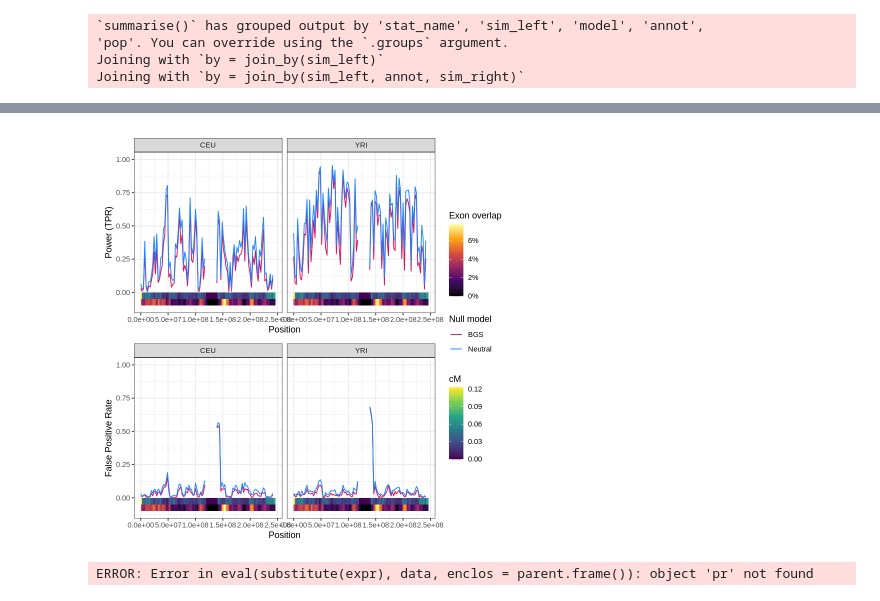
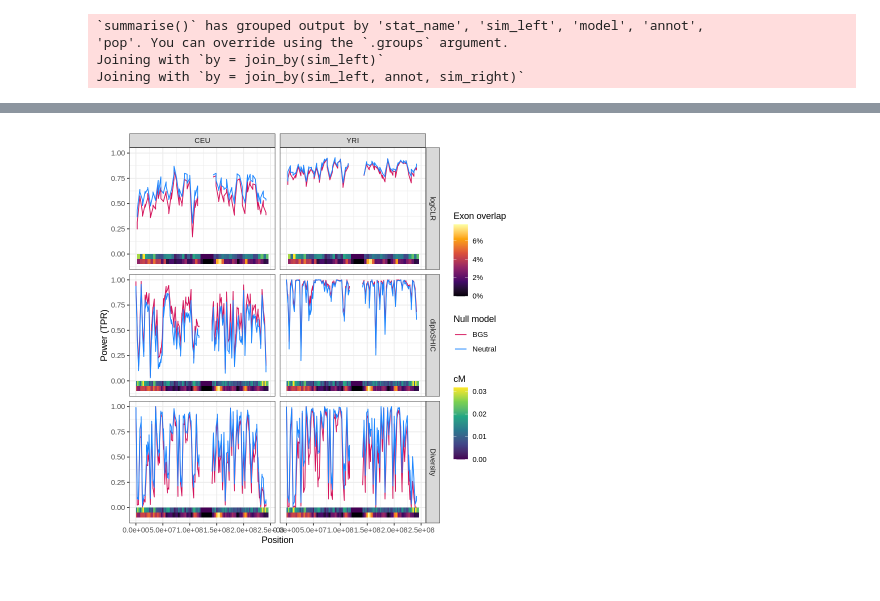
Before and after one commit to popsim-consortium/analysis2, a Jupyter notebook: power_analysis.ipynb, the cells around one changed output, grey strips where cells are left out. Drawn from its saved outputs; the diff is of its cells as text; code cells hidden in the pictures.

```diff
--- a/power_analysis.ipynb
+++ b/power_analysis.ipynb
@@ -90,8 +116,9 @@ ggplot(df[df$sim_left %in% sample(unique(df[!is.na(df$stat_val),]$sim_left), 5),
 # %%
+# just keeping the central subwindow
 df_sub = df %>%
     group_by(pop,model,demo,chrom,sim_left,annot,dfe,coeff,tmult,seed,stat_name) %>%
-    filter(stat_val == max(stat_val) | is.na(stat_val)) %>%
-    arrange(pop,model,annot,dfe,coeff,tmult) %>% filter(row_number()==1)
+    filter(sw_loc >= stat_left, sw_loc < stat_right) %>%
+    arrange(pop,model,annot,dfe,coeff,tmult)
 # %%
 df %>%
     group_by(pop,model,demo,chrom,sim_left,annot,dfe,coeff,tmult, stat_name) %>%
@@ -124,6 +151,6 @@ A grouped_df: 16 × 10
 # %%
-global_neut_q5s = df_sub[df_sub$model == "neutral" & df_sub$cM > 0.001,] %>% group_by(pop, stat_name) %>% summarize(neut_q5 = quantile(stat_val, c(0.95), na.rm=T))
-global_bgs_q5s = df_sub[df_sub$model == "bgs" & df_sub$cM > 0.001,] %>% group_by(pop, stat_name) %>% summarize(bgs_q5 = quantile(stat_val, c(0.95), na.rm=T))
+global_neut_q5s = df[df$model == "neutral" & df$center_cM > 0.001,] %>% group_by(pop, stat_name) %>% summarize(neut_q5 = as.vector(quantile(stat_val, c(0.95), na.rm=T)))
+global_bgs_q5s = df[df$model == "bgs" & df$center_cM > 0.001,] %>% group_by(pop, stat_name) %>% summarize(bgs_q5 = as.vector(quantile(stat_val, c(0.95), na.rm=T)))
 df_sub = left_join(df_sub, global_neut_q5s)
 df_sub = left_join(df_sub, global_bgs_q5s)
 global_neut_q5s
@@ -187,3 +260,10 @@ sub_summary = left_join(sub_summary, annot_map)
 'pop'. You can override using the `.groups` argument.
 Joining with `by = join_by(sim_left)`
 Joining with `by = join_by(sim_left, annot, sim_right)`
+# %%
+p1_df = sub_summary[sub_summary$model=="sweep" & sub_summary$annot!="",] # just looking at the sims with sweeps and BGS
+p1_df =  p1_df %>%
+    select(stat_name:coeff, neut_pr, bgs_pr, sim_right, cM, center_cM, chrom, overlap) %>%
+    pivot_longer(neut_pr:bgs_pr, names_pattern="(.*)_pr")
+p1_df$name[p1_df$name=="neut"] = "Neutral"
+p1_df$name[p1_df$name=="bgs"] = "BGS"
@@ -190,20 +323,10 @@ Joining with `by = join_by(sim_left, annot, sim_right)`
 # %%
-p1_df = sub_summary[sub_summary$model=="sweep" & sub_summary$annot!="",]
-p1_df =  p1_df %>%
-    filter(stat_name=="clr") %>%
-    select(stat_name:coeff, neut_pr, bgs_pr, sim_right, cM, chrom, overlap) %>%
-    pivot_longer(neut_pr:bgs_pr, names_pattern="(.*)_pr")
-colpal = c('#D41159','#1A85FF')
-p1_df$name[p1_df$name=="neut"] = "Neutral"
-p1_df$name[p1_df$name=="bgs"] = "BGS"
 p1 = ggplot(p1_df, aes(y=value, x=sim_left)) +
-    geom_line(aes(col=name)) + facet_grid(.~pop) +
-    geom_rect(aes(xmin=sim_left, xmax=sim_right, ymin=-.05, ymax=0.00, fill=cM))+
+    geom_line(aes(col=name)) + facet_grid(stat_name~pop, labeller=labeller(stat_name=stat_labels)) +
+    geom_rect(aes(xmin=sim_left, xmax=sim_right, ymin=-.05, ymax=0.00, fill=center_cM))+ labs(fill="cM")+
     scale_fill_viridis_c(option="D") +
     new_scale_fill() +
     geom_rect(aes(xmin=sim_left, xmax=sim_right, ymin=-.1, ymax=-.05, fill=overlap))+
     scale_fill_viridis_c(option="B", labels=label_percent()) +
     labs(x="Position", y="Power (TPR)", col="Null model", fill="Exon overlap") +
     theme_bw() + ylim(-0.1,1) + scale_colour_manual(values =colpal)
-ggsave("results/simulated_data/sweeps/chr1_power.pdf", width=11, height=6.5)
-p1
@@ -233,9 +333,5 @@ p2
 # %%
-p1 / p2 + plot_layout(guides="collect")
-ggsave("results/simulated_data/sweeps/chr1_power_and_fpr.pdf", width=11, height=8)
+p1
+ggsave(paste0("results/simulated_data/sweeps/chr1_power.pdf"), width=8.5, height=11)
 # %% [output]
-[figure, old version]
+[figure, new version]
-# %%
-with(sub_summary[sub_summary$model=="sweep" & sub_summary$stat_name=="div",], plot(cM, pr))
-# %% [output]
-ERROR: Error in eval(substitute(expr), data, enclos = parent.frame()): object 'pr' not found
```
Also changed, not shown: parts of 35 cells of this notebook, 5 other files.
